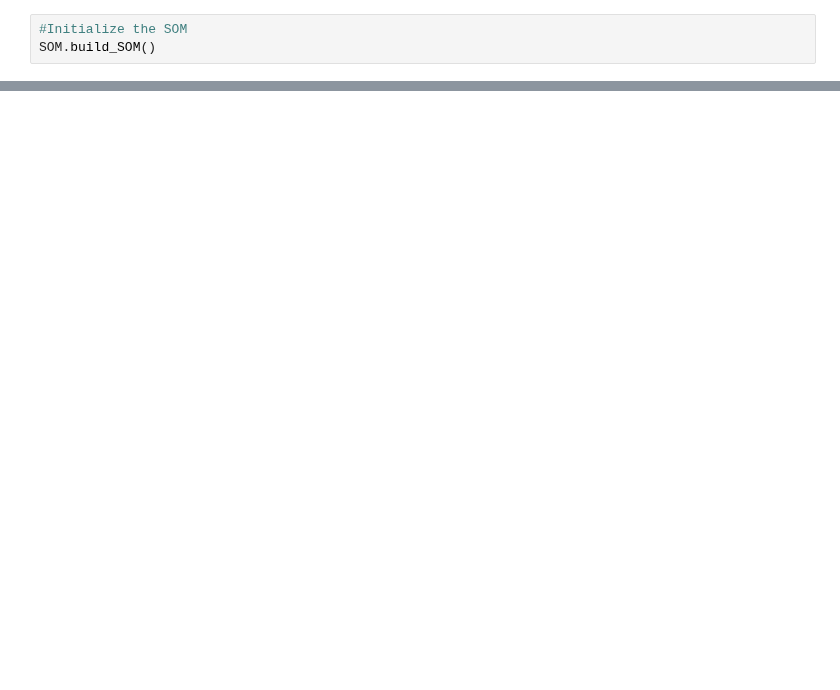
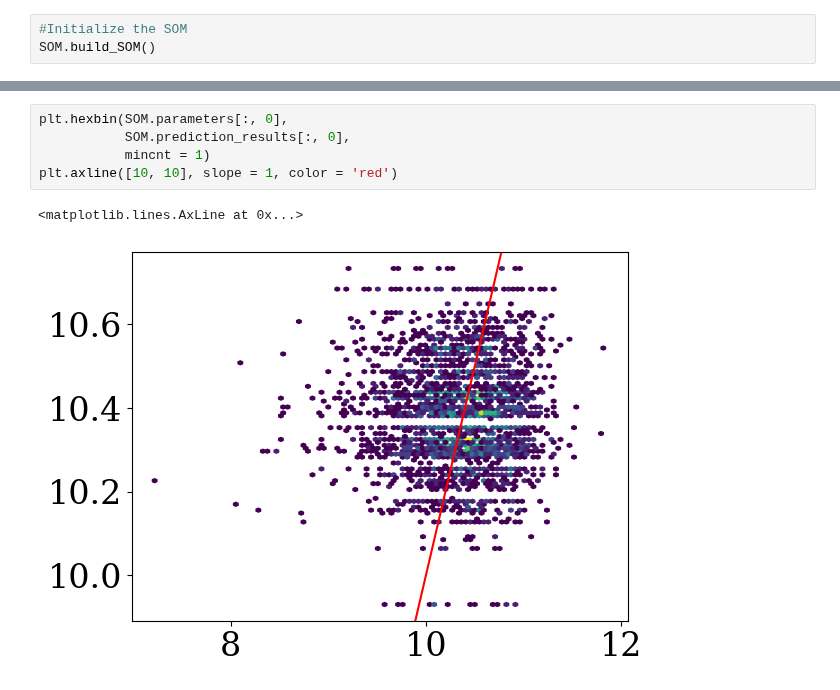
Before and after one commit to lsajkov/strw_mpdg, a Jupyter notebook: mpdg_run_som.ipynb, the cells around one changed output, grey strips where cells are left out. Drawn from its saved outputs; the diff is of its cells as text; blank space fills up the shorter version.

```diff
--- a/mpdg_run_som.ipynb
+++ b/mpdg_run_som.ipynb
@@ -154,0 +141,8 @@ SOM.predict(normalized_input_data[:data_cut])
+# %%
+plt.hexbin(SOM.parameters[:, 0],
+           SOM.prediction_results[:, 0],
+           mincnt = 1)
+plt.axline([10, 10], slope = 1, color = 'red')
+# %% [output]
+<matplotlib.lines.AxLine at 0x...>
+[figure, added]
```
Also changed, not shown: parts of 13 cells of this notebook, 3 other files.
